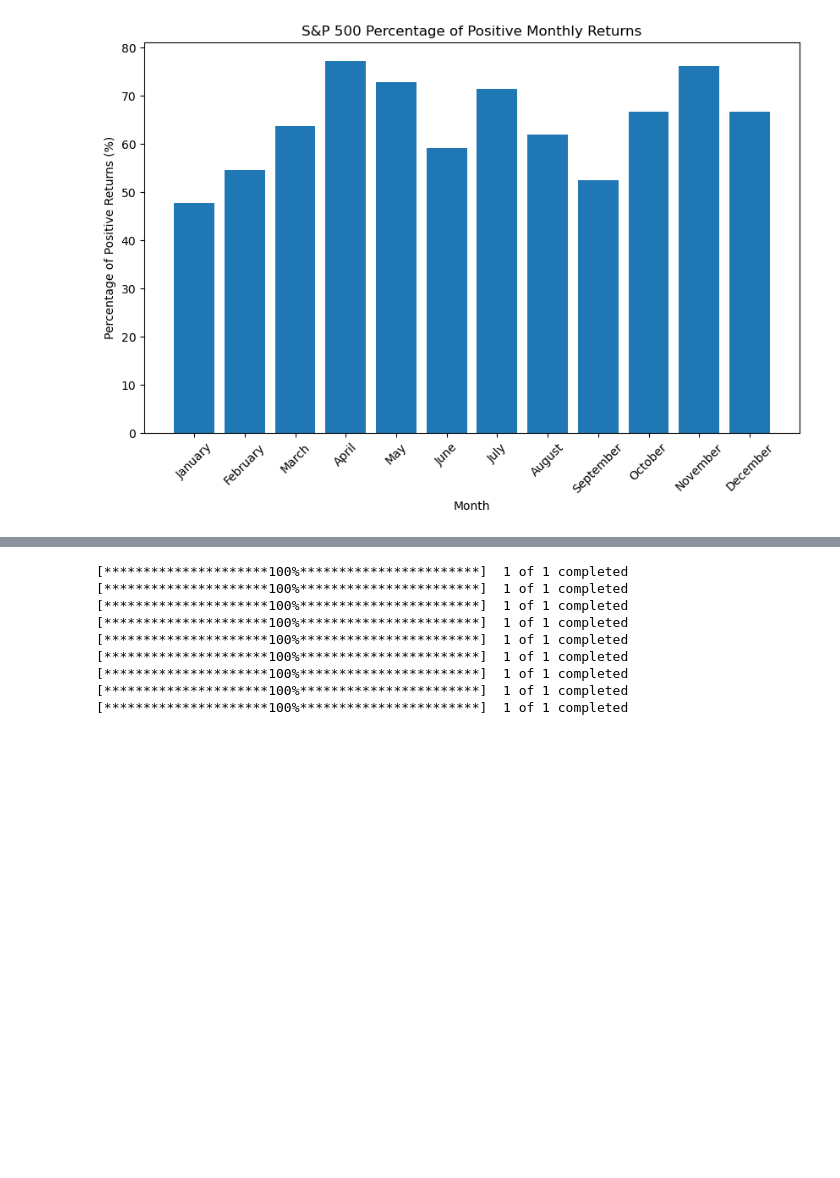
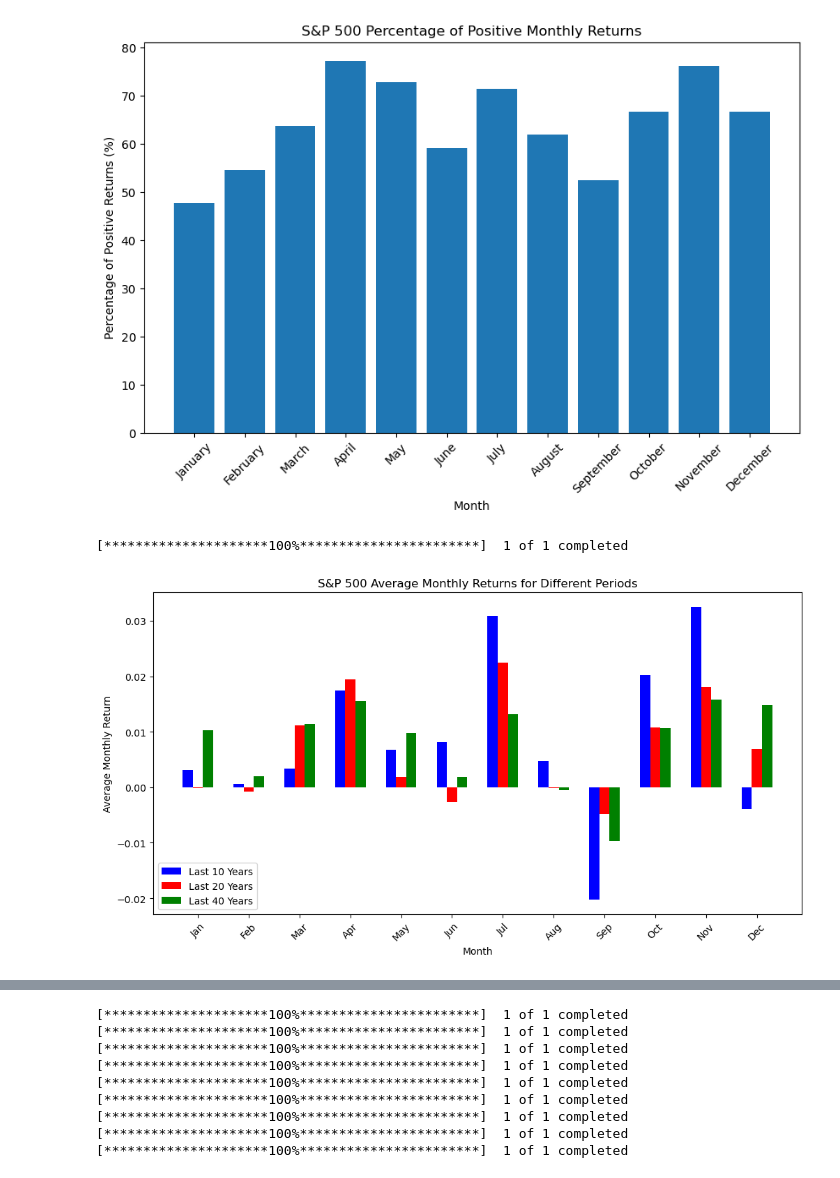
Before and after one commit to danielsobrado/notebooks_invest, a Jupyter notebook: seasonality/Seasonality per Month and Sector.ipynb, the cells around one changed output, grey strips where cells are left out. Cells and saved outputs as stored; diff of their text form; code cells hidden in the pictures; blank space fills up the shorter version.

```diff
--- a/seasonality/Seasonality per Month and Sector.ipynb
+++ b/seasonality/Seasonality per Month and Sector.ipynb
@@ -70,3 +71,45 @@ plt.show()
 # %% [output]
 [figure]
 [figure]
+# %%
+import yfinance as yf
+import matplotlib.pyplot as plt
+
+# Download S&P 500 data
+sp500_data = yf.download('^GSPC', start='1980-01-01')
+
+# Resample to end of month and forward fill any missing values
+sp500_data = sp500_data.resample('M').ffill()
+
+# Calculate monthly returns
+sp500_data['monthly_return'] = sp500_data['Close'].pct_change()
+
+# Get the last 10, 20, 40 years of data
+last_10_years = sp500_data.loc[sp500_data.index.year > sp500_data.index.year.max() - 10]
+last_20_years = sp500_data.loc[sp500_data.index.year > sp500_data.index.year.max() - 20]
+last_40_years = sp500_data.loc[sp500_data.index.year > sp500_data.index.year.max() - 40]
+
+# Calculate average return for each month
+avg_return_10_years = last_10_years.groupby(last_10_years.index.month)['monthly_return'].mean()
+avg_return_20_years = last_20_years.groupby(last_20_years.index.month)['monthly_return'].mean()
+avg_return_40_years = last_40_years.groupby(last_40_years.index.month)['monthly_return'].mean()
+
+# Plotting
+fig, ax = plt.subplots(figsize=(12,6))
+
+ax.bar(avg_return_10_years.index - 0.2, avg_return_10_years.values, width=0.2, color='b', align='center', label='Last 10 Years')
+ax.bar(avg_return_20_years.index, avg_return_20_years.values, width=0.2, color='r', align='center', label='Last 20 Years')
+ax.bar(avg_return_40_years.index + 0.2, avg_return_40_years.values, width=0.2, color='g', align='center', label='Last 40 Years')
+
+months = ['Jan', 'Feb', 'Mar', 'Apr', 'May', 'Jun', 'Jul', 'Aug', 'Sep', 'Oct', 'Nov', 'Dec']
+plt.xticks(ticks=range(1, 13), labels=months, rotation=45)
+
+plt.title('S&P 500 Average Monthly Returns for Different Periods')
+plt.xlabel('Month')
+plt.ylabel('Average Monthly Return')
+plt.legend(loc='lower left')
+
+plt.show()
+# %% [output]
+[*********************100%***********************]  1 of 1 completed
+[figure, added]
```
Also changed, not shown: parts of 5 cells of this notebook, 3 other files.
